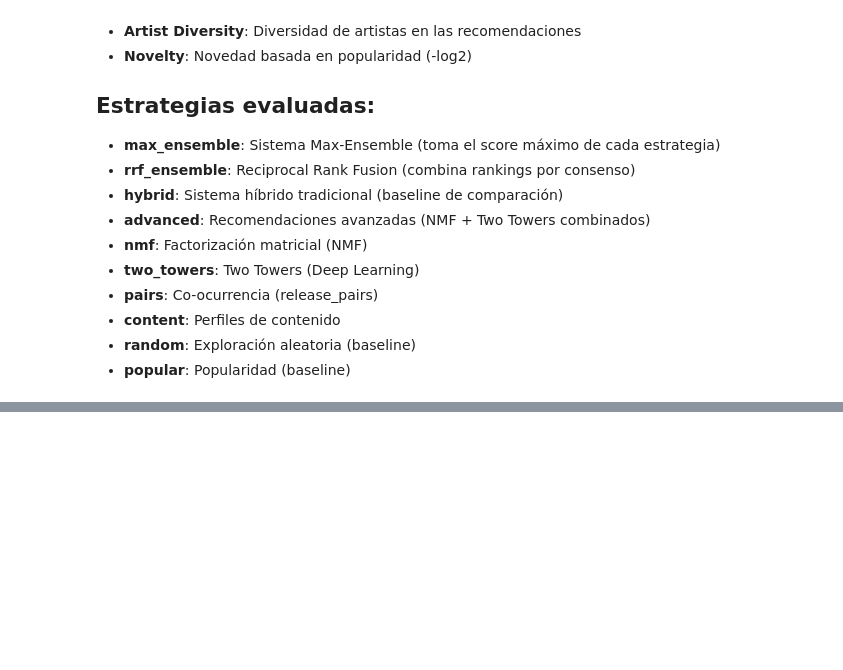
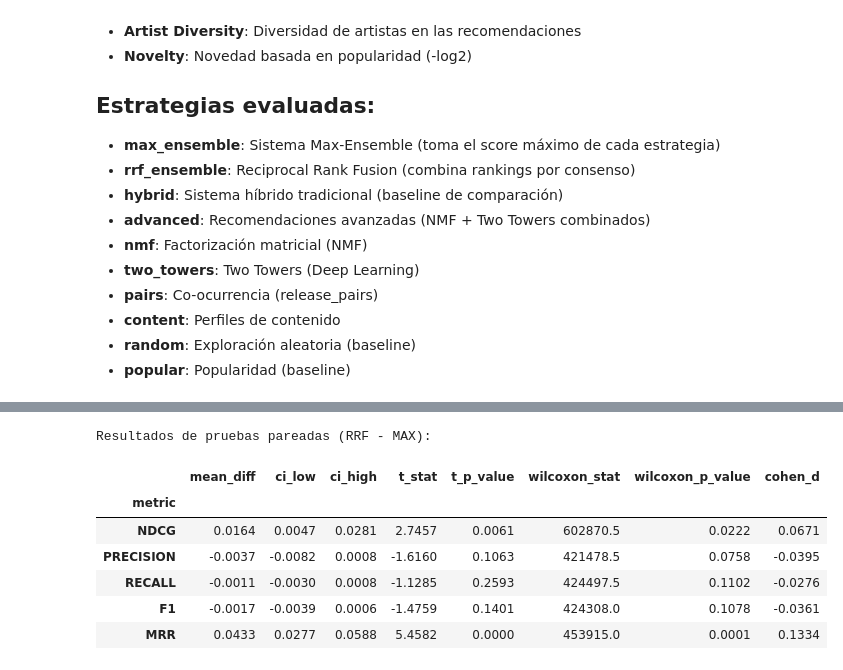
Before and after one commit to ignaciolinari/sputnik-SR, a Jupyter notebook: notebooks/analisis_evaluacion_recomendaciones.ipynb, the cells around one changed output, grey strips where cells are left out. Saved outputs shown, nothing was run; the diff lists cells and outputs as text; code cells hidden in the pictures; blank space fills up the shorter version.

```diff
--- a/notebooks/analisis_evaluacion_recomendaciones.ipynb
+++ b/notebooks/analisis_evaluacion_recomendaciones.ipynb
@@ -28,8 +28,10 @@ Este notebook analiza los resultados de la evaluación offline de diferentes est
 from pathlib import Path
 
 import matplotlib.pyplot as plt
+import numpy as np
 import pandas as pd
 import seaborn as sns
+from scipy import stats
 
 
 # Configurar estilo
@@ -39,7 +41,7 @@ plt.rcParams["figure.figsize"] = (14, 8)
 plt.rcParams["font.size"] = 11
 
 # Cargar datos
-csv_path = Path("../offline_recommender/output/resultados_finales_base.csv")
+csv_path = Path("../offline_recommender/output/rrf_vs_max.csv")
 df = pd.read_csv(csv_path)
 
 print(f"📊 Datos cargados: {len(df)} usuarios evaluados")
@@ -514,0 +592,67 @@ else:
+# %%
+# Pruebas estadísticas pareadas: RRF vs Max
+metrics_to_compare = ["ndcg", "precision", "recall", "f1", "mrr"]
+stat_rows = []
+
+for metric in metrics_to_compare:
+    rrf_col = f"rrf_ensemble_{metric}"
+    max_col = f"max_ensemble_{metric}"
+    if rrf_col not in df.columns or max_col not in df.columns:
+        continue
+
+    paired = df[[rrf_col, max_col]].dropna()
+    if paired.empty:
+        continue
+
+    rrf_vals = paired[rrf_col].to_numpy()
+    max_vals = paired[max_col].to_numpy()
+    diff = rrf_vals - max_vals
+
+    t_stat, t_p = stats.ttest_rel(rrf_vals, max_vals)
+    w_stat, w_p = stats.wilcoxon(diff, zero_method="pratt", alternative="two-sided")
+
+    mean_diff = diff.mean()
+    se = diff.std(ddof=1) / np.sqrt(len(diff))
+    ci_low = mean_diff - 1.96 * se
+    ci_high = mean_diff + 1.96 * se
+    cohen_d = mean_diff / diff.std(ddof=1)
+
+    stat_rows.append(
+        {
+            "metric": metric.upper(),
+            "mean_diff": mean_diff,
+            "ci_low": ci_low,
+            "ci_high": ci_high,
+            "t_stat": t_stat,
+            "t_p_value": t_p,
+            "wilcoxon_stat": w_stat,
+            "wilcoxon_p_value": w_p,
+            "cohen_d": cohen_d,
+        }
+    )
+
+stats_df = pd.DataFrame(stat_rows).set_index("metric")
+stats_df = stats_df[
+    [
+        "mean_diff",
+        "ci_low",
+        "ci_high",
+        "t_stat",
+        "t_p_value",
+        "wilcoxon_stat",
+        "wilcoxon_p_value",
+        "cohen_d",
+    ]
+].applymap(lambda x: round(x, 4))
+
+print("Resultados de pruebas pareadas (RRF - MAX):")
+stats_df
+# %% [output]
+Resultados de pruebas pareadas (RRF - MAX):
+|  | mean_diff | ci_low | ci_high | t_stat | t_p_value | wilcoxon_stat | wilcoxon_p_value | cohen_d |
+| metric |  |  |  |  |  |  |  |  |
+| NDCG | 0.0164 | 0.0047 | 0.0281 | 2.7457 | 0.0061 | 602870.5 | 0.0222 | 0.0671 |
+| PRECISION | -0.0037 | -0.0082 | 0.0008 | -1.6160 | 0.1063 | 421478.5 | 0.0758 | -0.0395 |
+| RECALL | -0.0011 | -0.0030 | 0.0008 | -1.1285 | 0.2593 | 424497.5 | 0.1102 | -0.0276 |
+| F1 | -0.0017 | -0.0039 | 0.0006 | -1.4759 | 0.1401 | 424308.0 | 0.1078 | -0.0361 |
+| MRR | 0.0433 | 0.0277 | 0.0588 | 5.4582 | 0.0000 | 453915.0 | 0.0001 | 0.1334 |
```
Also changed, not shown: parts of 17 cells of this notebook.
